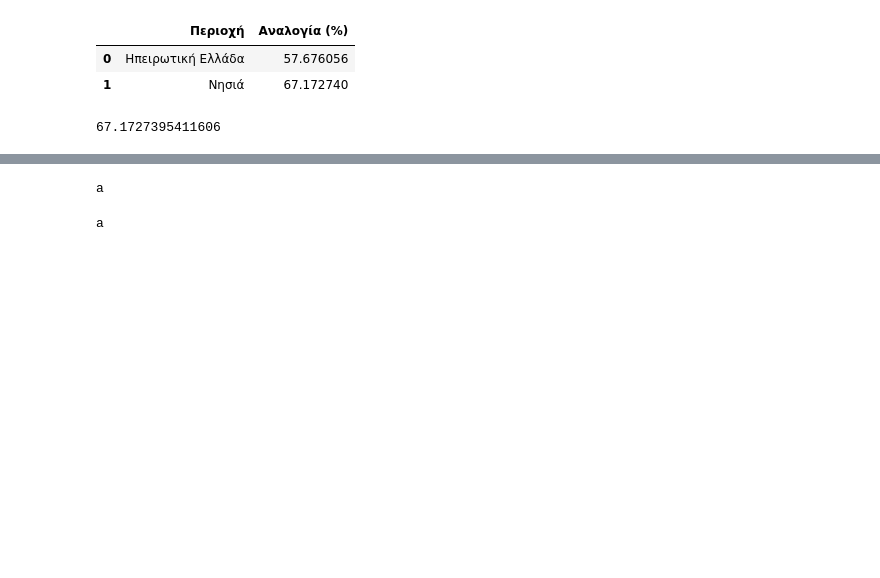
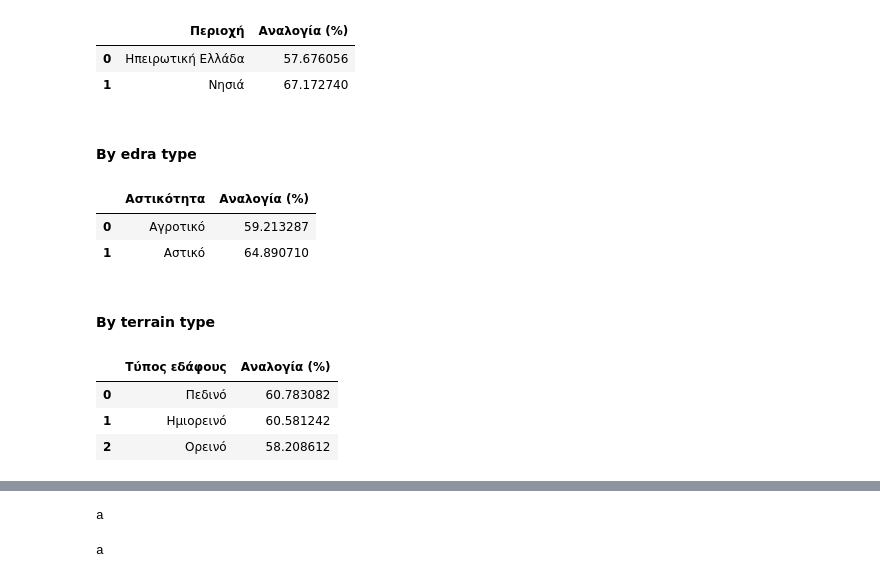
Before and after one commit to jgchaparro/HellasDB-Toponym-research, a Jupyter notebook: main.ipynb, the cells around one changed output, grey strips where cells are left out. Drawn from its saved outputs; the diff is of its cells as text; code cells hidden in the pictures; blank space fills up the shorter version.

```diff
--- a/main.ipynb
+++ b/main.ipynb
@@ -1924,7 +1921,78 @@ fig.show()
 |  | Περιοχή | Αναλογία (%) |
 | 0 | Ηπειρωτική Ελλάδα | 57.676056 |
 | 1 | Νησιά | 67.172740 |
-# %%
-unique_island_prop
-# %% [output]
-67.1727395411606
+# %% [markdown]
+#### By edra type
+# %%
+# By astikotita
+# Build temporary dataframe
+temp_df = pd.DataFrame({'Αστικότητα': ['Αγροτικό', 'Αστικό'], 'Αναλογία (%)': [ua_df['prop'][0], ua_df['prop'][1]]})
+display(temp_df)
+
+fig = px.bar(
+    temp_df,
+    x = 'Αστικότητα',
+    y = 'Αναλογία (%)',
+    range_y = (0, 100),
+    text = 'Αναλογία (%)',
+
+    # Color
+    color = 'Αστικότητα',
+    color_discrete_sequence = [px.colors.qualitative.Plotly[0], px.colors.qualitative.Plotly[5]],
+
+    # Format
+    width= 700,
+    height = 500,
+    title = 'Αναλογία μοναδικών τοπωνυμίων ανά αστικότητα'
+)
+
+# Update text annotations
+fig.update_layout(uniformtext_minsize=10, uniformtext_mode='hide')
+fig.update_traces(texttemplate='%{text:.3s} %', textposition='outside')
+
+# Center title
+fig.update_layout(title_x = 0.5)
+
+fig.show()
+# %% [output]
+|  | Αστικότητα | Αναλογία (%) |
+| 0 | Αγροτικό | 59.213287 |
+| 1 | Αστικό | 64.890710 |
+# %% [markdown]
+#### By terrain type
+# %%
+# By terrain type
+# Build temporary dataframe
+temp_df = pd.DataFrame({'Τύπος εδάφους': ['Πεδινό', 'Ημιορεινό', 'Ορεινό'], 'Αναλογία (%)': [uo_df['prop'][0], uo_df['prop'][1], uo_df['prop'][2]]})
+display(temp_df)
+
+fig = px.bar(
+    temp_df,
+    x = 'Τύπος εδάφους',
+    y = 'Αναλογία (%)',
+    range_y = (0, 100),
+    text = 'Αναλογία (%)',
+
+    # Color
+    color = 'Τύπος εδάφους',
+    color_discrete_sequence = [px.colors.qualitative.Plotly[0], px.colors.qualitative.Plotly[5], px.colors.qualitative.Plotly[2]],
+
+    # Format
+    width= 700,
+    height = 500,
+    title = 'Αναλογία μοναδικών τοπωνυμίων ανά τύπο εδάφους'
+)
+
+# Update text annotations
+fig.update_layout(uniformtext_minsize=10, uniformtext_mode='hide')
+fig.update_traces(texttemplate='%{text:.3s} %', textposition='outside')
+
+# Center title
+fig.update_layout(title_x = 0.5)
+
+fig.show()
+# %% [output]
+|  | Τύπος εδάφους | Αναλογία (%) |
+| 0 | Πεδινό | 60.783082 |
+| 1 | Ημιορεινό | 60.581242 |
+| 2 | Ορεινό | 58.208612 |
```
Also changed, not shown: parts of 20 cells of this notebook, 7 other files.
